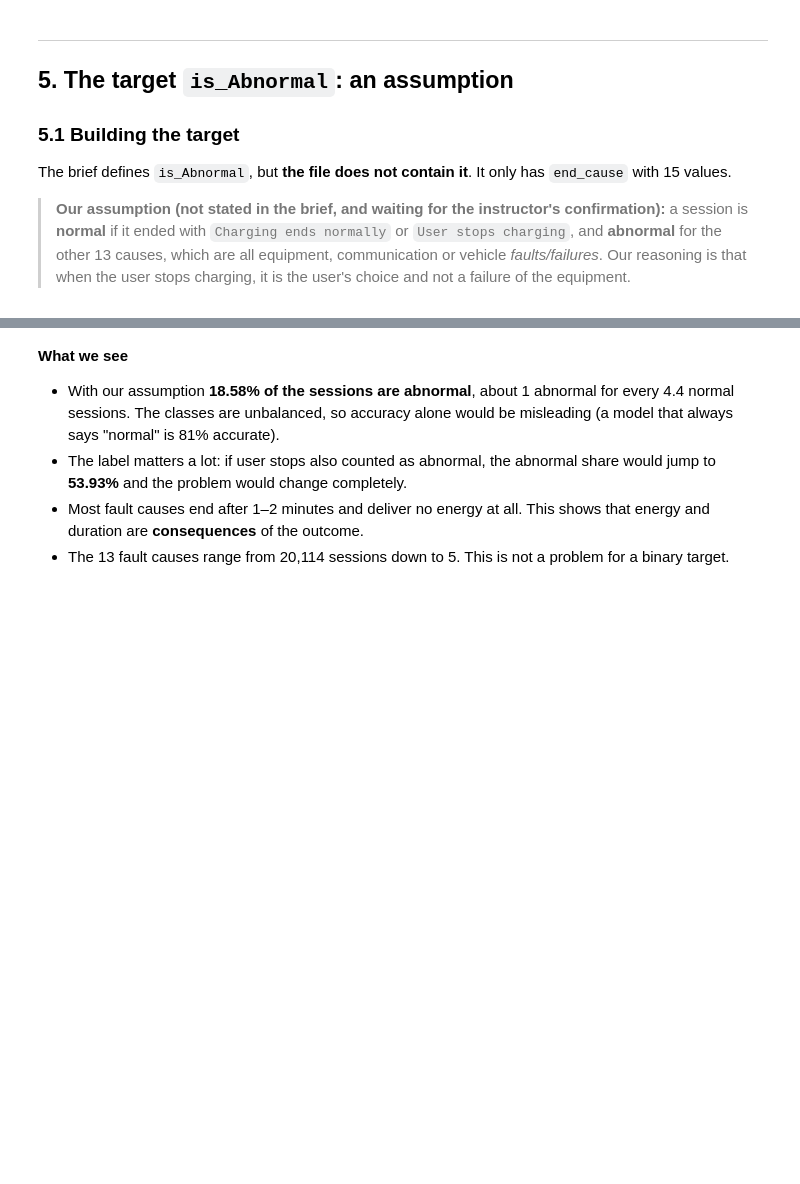
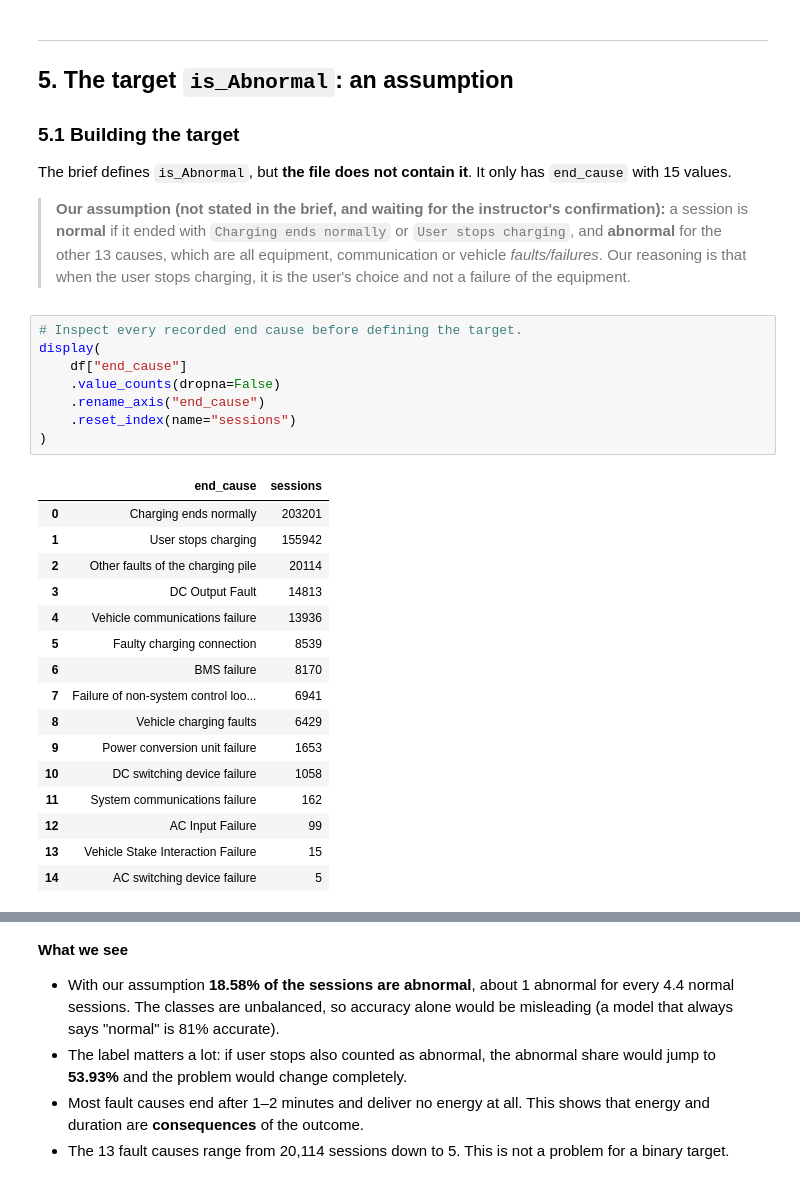
Before and after one commit to AmirMasnavi/MINDD, a Jupyter notebook: TP1_Task1_Merged.ipynb, the cells around one changed output, grey strips where cells are left out. Saved outputs shown, nothing was run; the diff lists cells and outputs as text; blank space fills up the shorter version.

```diff
--- a/TP1_Task1_Merged.ipynb
+++ b/TP1_Task1_Merged.ipynb
@@ -433,6 +452,31 @@ The brief defines `is_Abnormal`, but **the file does not contain it**. It only h
 > a session is **normal** if it ended with `Charging ends normally` or `User stops charging`, and **abnormal** for the other
 > 13 causes, which are all equipment, communication or vehicle *faults/failures*.
 > Our reasoning is that when the user stops charging, it is the user's choice and not a failure of the equipment.
+# %%
+# Inspect every recorded end cause before defining the target.
+display(
+    df["end_cause"]
+    .value_counts(dropna=False)
+    .rename_axis("end_cause")
+    .reset_index(name="sessions")
+)
+# %% [output]
+|  | end_cause | sessions |
+| 0 | Charging ends normally | 203201 |
+| 1 | User stops charging | 155942 |
+| 2 | Other faults of the charging pile | 20114 |
+| 3 | DC Output Fault | 14813 |
+| 4 | Vehicle communications failure | 13936 |
+| 5 | Faulty charging connection | 8539 |
+| 6 | BMS failure | 8170 |
+| 7 | Failure of non-system control loo... | 6941 |
+| 8 | Vehicle charging faults | 6429 |
+| 9 | Power conversion unit failure | 1653 |
+| 10 | DC switching device failure | 1058 |
+| 11 | System communications failure | 162 |
+| 12 | AC Input Failure | 99 |
+| 13 | Vehicle Stake Interaction Failure | 15 |
+| 14 | AC switching device failure | 5 |
 # %%
 NORMAL_CAUSES = {"Charging ends normally", "User stops charging"}
 fault_causes = set(df["end_cause"].unique()) - NORMAL_CAUSES
```
Also changed, not shown: parts of 20 cells of this notebook.
